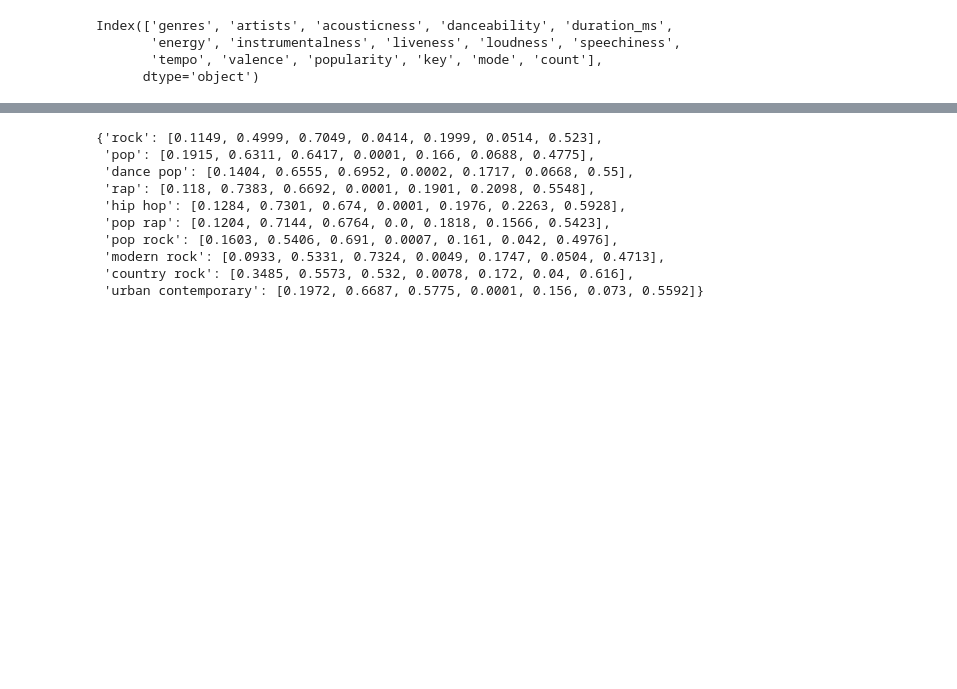
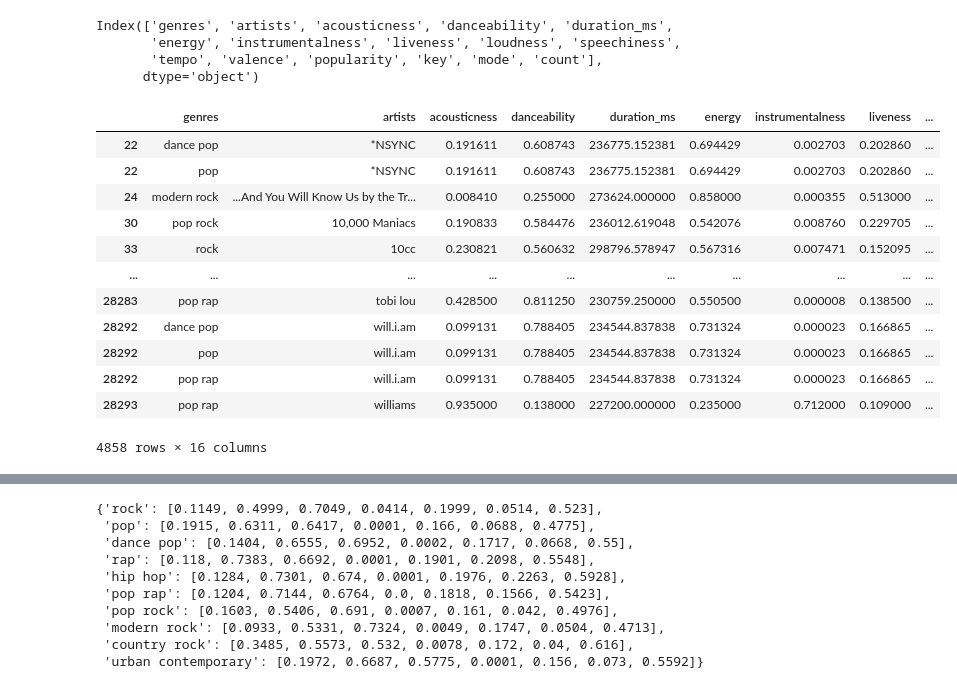
Before and after one commit to danilomiyatake/spotify, a Jupyter notebook: spotify_eda.ipynb, the cells around one changed output, grey strips where cells are left out. Cells and saved outputs as stored; diff of their text form; code cells hidden in the pictures; blank space fills up the shorter version.

```diff
--- a/spotify_eda.ipynb
+++ b/spotify_eda.ipynb
@@ -197,3 +209,20 @@ Index(['genres', 'artists', 'acousticness', 'danceability', 'duration_ms',
        'energy', 'instrumentalness', 'liveness', 'loudness', 'speechiness',
        'tempo', 'valence', 'popularity', 'key', 'mode', 'count'],
       dtype='object')
+# %%
+df_top_10 = df[df.genres.isin(top_10_gen)]
+df_top_10
+# %% [output]
+|  | genres | artists | acousticness | danceability | duration_ms | energy | instrumentalness | liveness | ... |
+| 22 | dance pop | *NSYNC | 0.191611 | 0.608743 | 236775.152381 | 0.694429 | 0.002703 | 0.202860 | ... |
+| 22 | pop | *NSYNC | 0.191611 | 0.608743 | 236775.152381 | 0.694429 | 0.002703 | 0.202860 | ... |
+| 24 | modern rock | ...And You Will Know Us by the Tr... | 0.008410 | 0.255000 | 273624.000000 | 0.858000 | 0.000355 | 0.513000 | ... |
+| 30 | pop rock | 10,000 Maniacs | 0.190833 | 0.584476 | 236012.619048 | 0.542076 | 0.008760 | 0.229705 | ... |
+| 33 | rock | 10cc | 0.230821 | 0.560632 | 298796.578947 | 0.567316 | 0.007471 | 0.152095 | ... |
+| ... | ... | ... | ... | ... | ... | ... | ... | ... | ... |
+| 28283 | pop rap | tobi lou | 0.428500 | 0.811250 | 230759.250000 | 0.550500 | 0.000008 | 0.138500 | ... |
+| 28292 | dance pop | will.i.am | 0.099131 | 0.788405 | 234544.837838 | 0.731324 | 0.000023 | 0.166865 | ... |
+| 28292 | pop | will.i.am | 0.099131 | 0.788405 | 234544.837838 | 0.731324 | 0.000023 | 0.166865 | ... |
+| 28292 | pop rap | will.i.am | 0.099131 | 0.788405 | 234544.837838 | 0.731324 | 0.000023 | 0.166865 | ... |
+| 28293 | pop rap | williams | 0.935000 | 0.138000 | 227200.000000 | 0.235000 | 0.712000 | 0.109000 | ... |
+4858 rows × 16 columns
```
Also changed, not shown: parts of 15 cells of this notebook.
